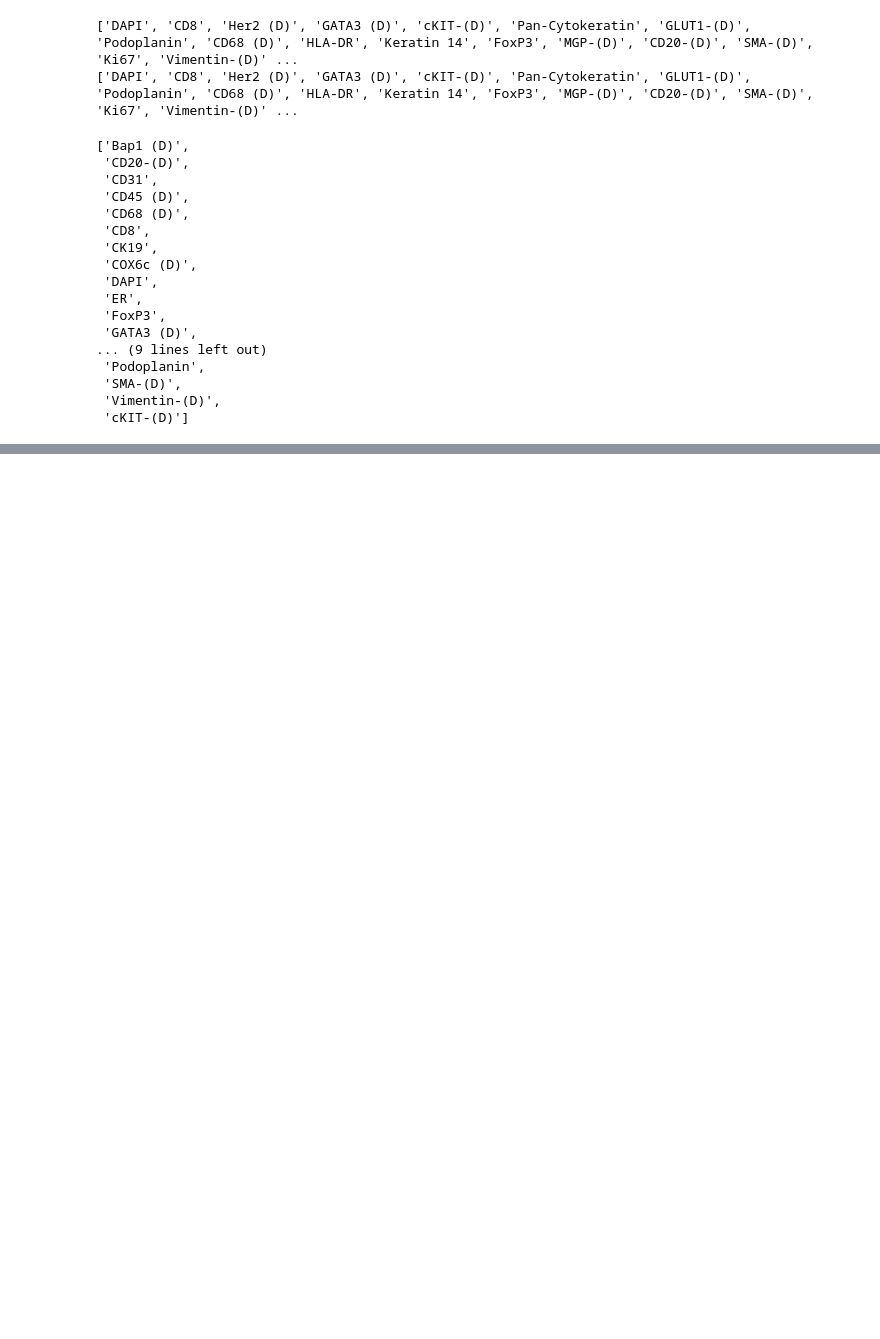
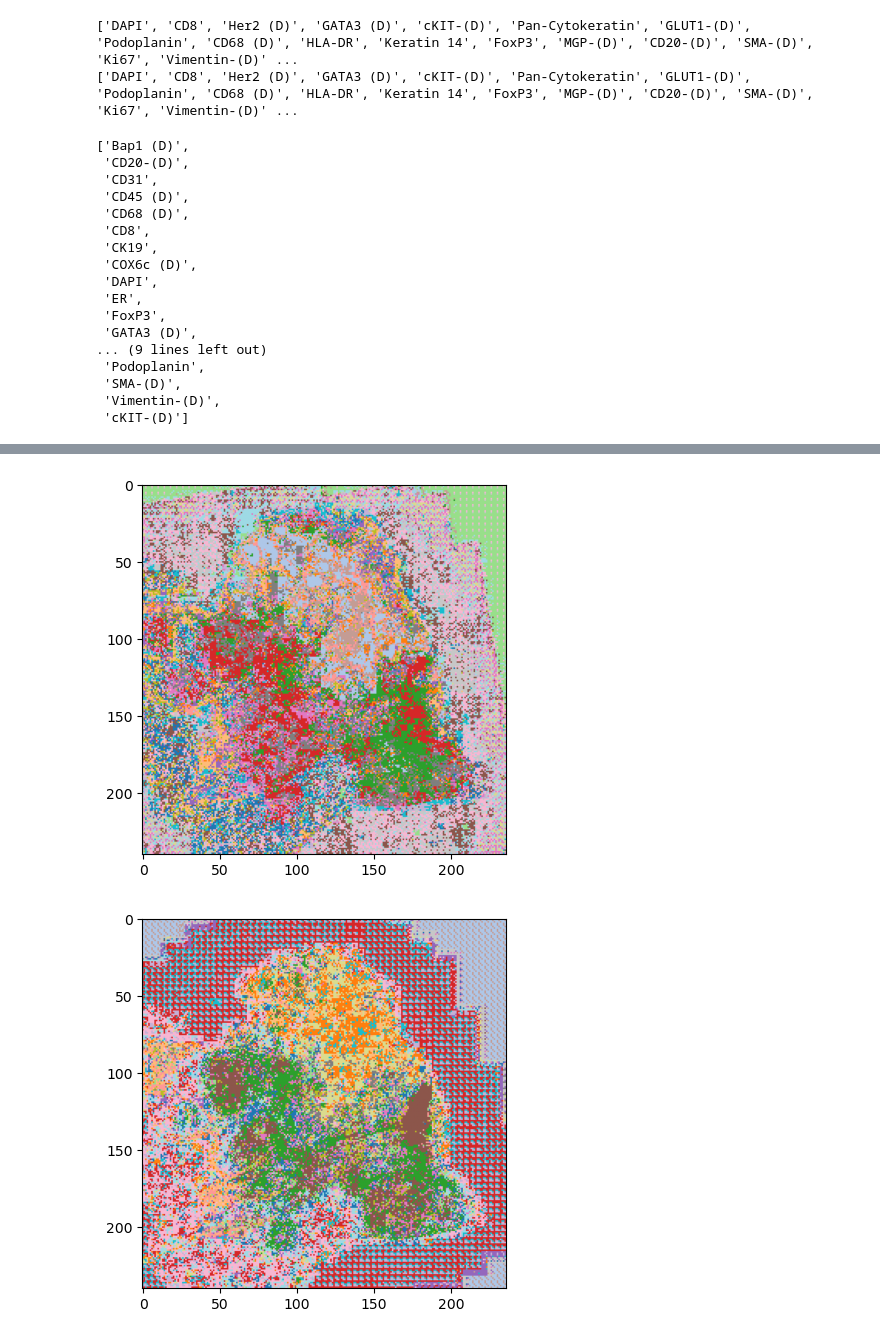
Before and after one commit to estorrs/DINO-extended, a Jupyter notebook: notebooks/multichannel_dino.ipynb, the cells around one changed output, grey strips where cells are left out. Cells and saved outputs as stored; diff of their text form; code cells hidden in the pictures; blank space fills up the shorter version.

Commit message:
working-ish multichannel for st and codex

```diff
--- a/notebooks/multichannel_dino.ipynb
+++ b/notebooks/multichannel_dino.ipynb
@@ -211,7 +242,7 @@ wandb.config = config
 model = ViT(
     image_size = size[0],
     channels = n_image_channels,
-    patch_size = 16,
+    patch_size = 32,
     num_classes = 100,
     dim = 1024,
     depth = 6,
@@ -328,0 +433,14 @@ for e in range(epochs):
+# %%
+best = ViT(
+    image_size = size[0],
+    channels = n_image_channels,
+    patch_size = 32,
+    num_classes = 100,
+    dim = 1024,
+    depth = 6,
+    heads = 8,
+    mlp_dim = 2048
+)
+best.load_state_dict(
+    torch.load('/data/estorrs/DINO-extended/data/runs/HT397B1/codex_dino/chkpts/100.pt'))
+best.eval()
@@ -328,0 +544,3 @@ for e in range(epochs):
+# %%
+for img in imgs:
+    print(img.shape)
@@ -328,0 +633,23 @@ for e in range(epochs):
+# %%
+import seaborn as sns
+def display_labeled_as_rgb(labeled, cmap=None):
+    if isinstance(labeled, torch.Tensor):
+        labeled = labeled.numpy()
+    cmap = sns.color_palette() if cmap is None else cmap
+    labels = sorted(np.unique(labeled))
+    if len(cmap) < len(labels):
+        raise RuntimeError('cmap is too small')
+    new = np.zeros((labeled.shape[0], labeled.shape[1], 3))
+    for l, c in zip(labels, cmap):
+        new[labeled==l] = c
+    return new
+# %%
+extended = sns.color_palette('tab20') + sns.color_palette('tab20b') + sns.color_palette('tab20c')
+for sid, d in sample_to_embs.items():
+    x = d['clustered_patches']
+    rgb = display_labeled_as_rgb(x, cmap=extended)
+    plt.imshow(rgb)
+    plt.show()
+# %% [output]
+[figure, added]
+[figure, added]
```
Also changed, not shown: parts of 26 cells of this notebook, 4 other files.
